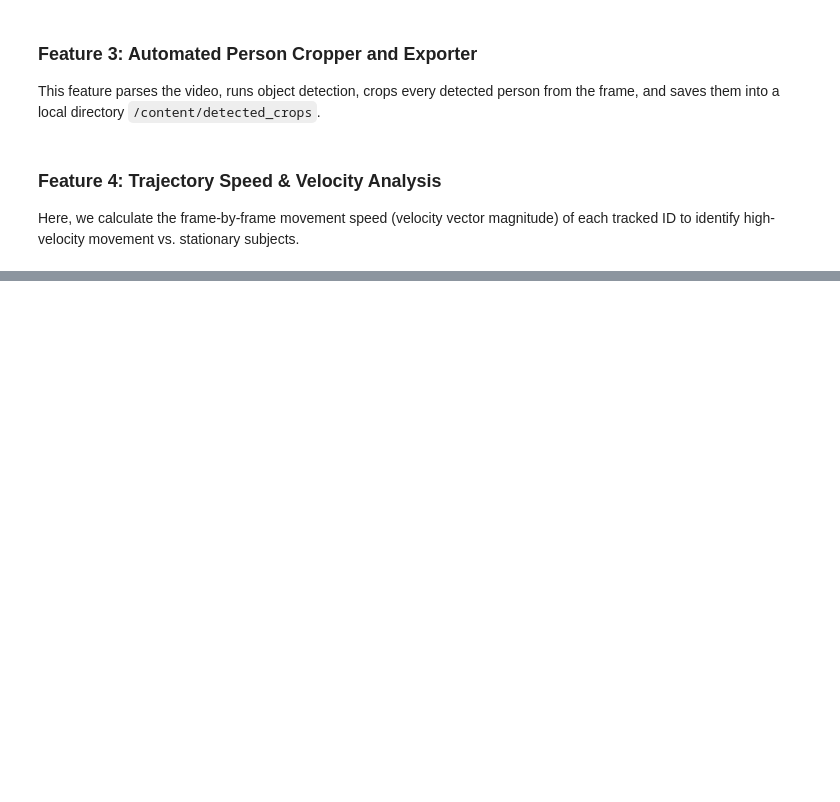
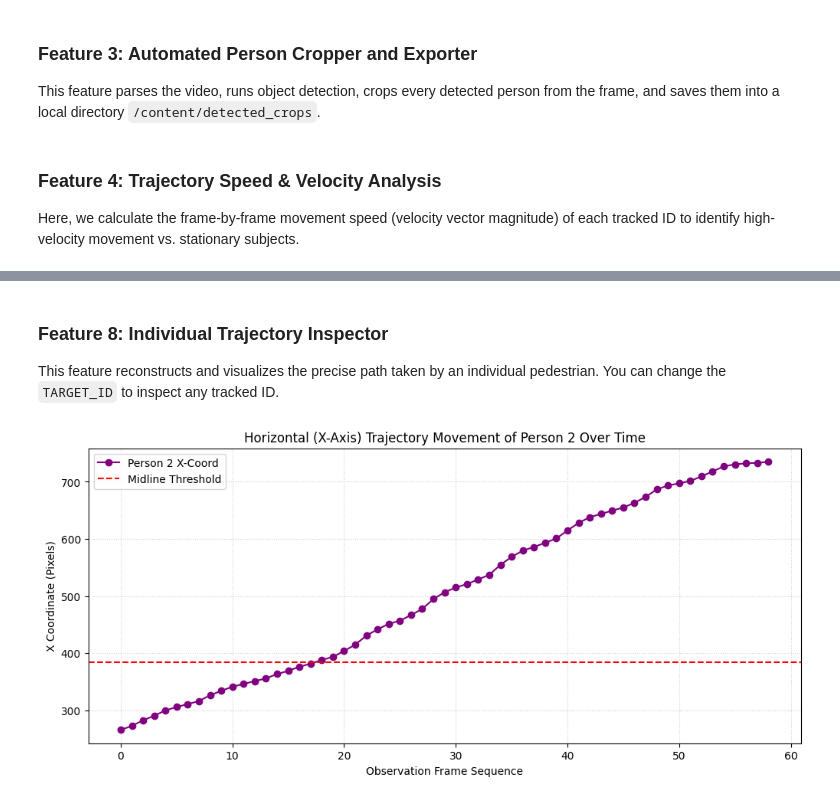
Before and after one commit to HaswinChony308/Vision-Track, a Jupyter notebook: Vision_Track.ipynb, the cells around one changed output, grey strips where cells are left out. Cells and saved outputs as stored; diff of their text form; code cells hidden in the pictures; blank space fills up the shorter version.

```diff
--- a/Vision_Track.ipynb
+++ b/Vision_Track.ipynb
@@ -495,0 +828,27 @@ else:
+# %% [markdown]
+### Feature 8: Individual Trajectory Inspector
+This feature reconstructs and visualizes the precise path taken by an individual pedestrian. You can change the `TARGET_ID` to inspect any tracked ID.
+# %%
+import matplotlib.pyplot as plt
+
+# Select an ID from the available tracked IDs (e.g. 2, 4, 16, 17, etc.)
+TARGET_ID = 2
+
+if TARGET_ID in trajectories:
+    x_coords = trajectories[TARGET_ID]
+    frames = list(range(len(x_coords)))
+
+    plt.figure(figsize=(12, 5))
+    plt.plot(frames, x_coords, marker='o', linestyle='-', color='purple', label=f'Person {TARGET_ID} X-Coord')
+    plt.axhline(y=midline_x, color='red', linestyle='--', label='Midline Threshold')
+
+    plt.title(f"Horizontal (X-Axis) Trajectory Movement of Person {TARGET_ID} Over Time")
+    plt.xlabel("Observation Frame Sequence")
+    plt.ylabel("X Coordinate (Pixels)")
+    plt.legend()
+    plt.grid(True, linestyle=':', alpha=0.6)
+    plt.show()
+else:
+    print(f"ID {TARGET_ID} not found. Available IDs: {list(trajectories.keys())}")
+# %% [output]
+[figure, added]
```
Also changed, not shown: parts of 20 cells of this notebook.
